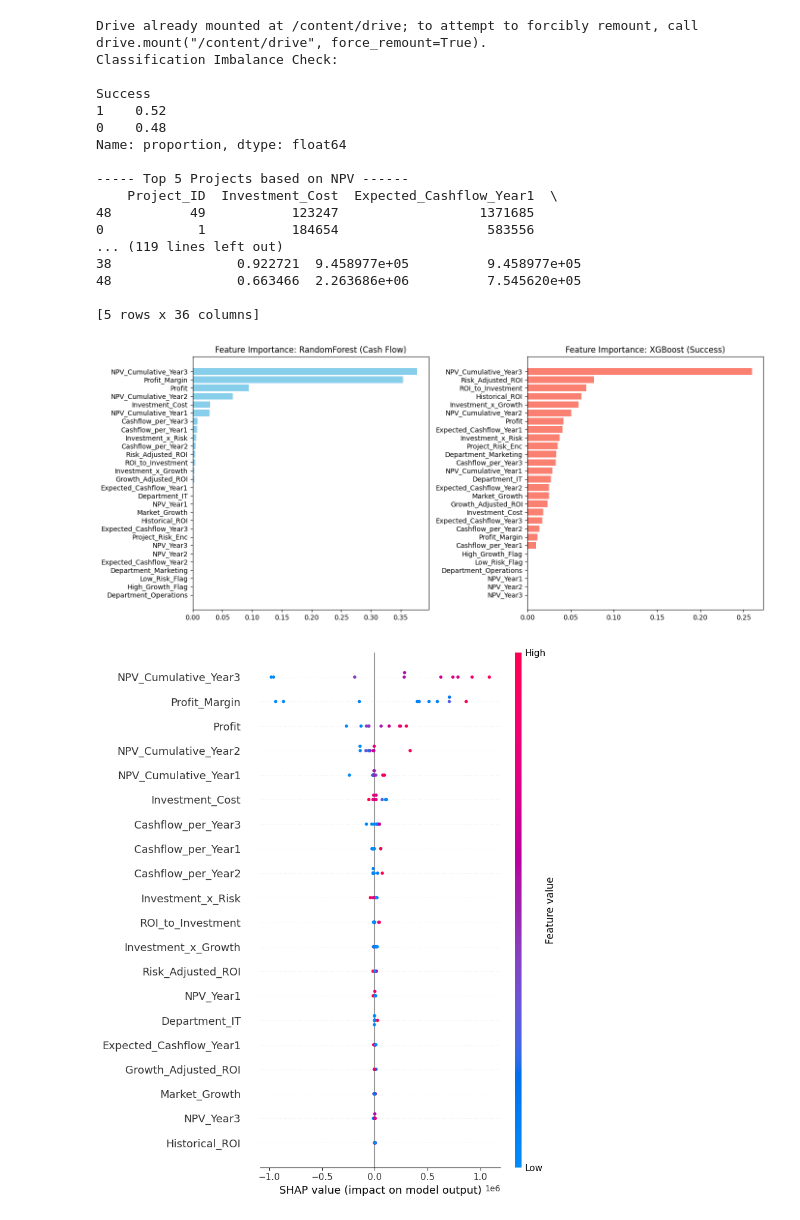
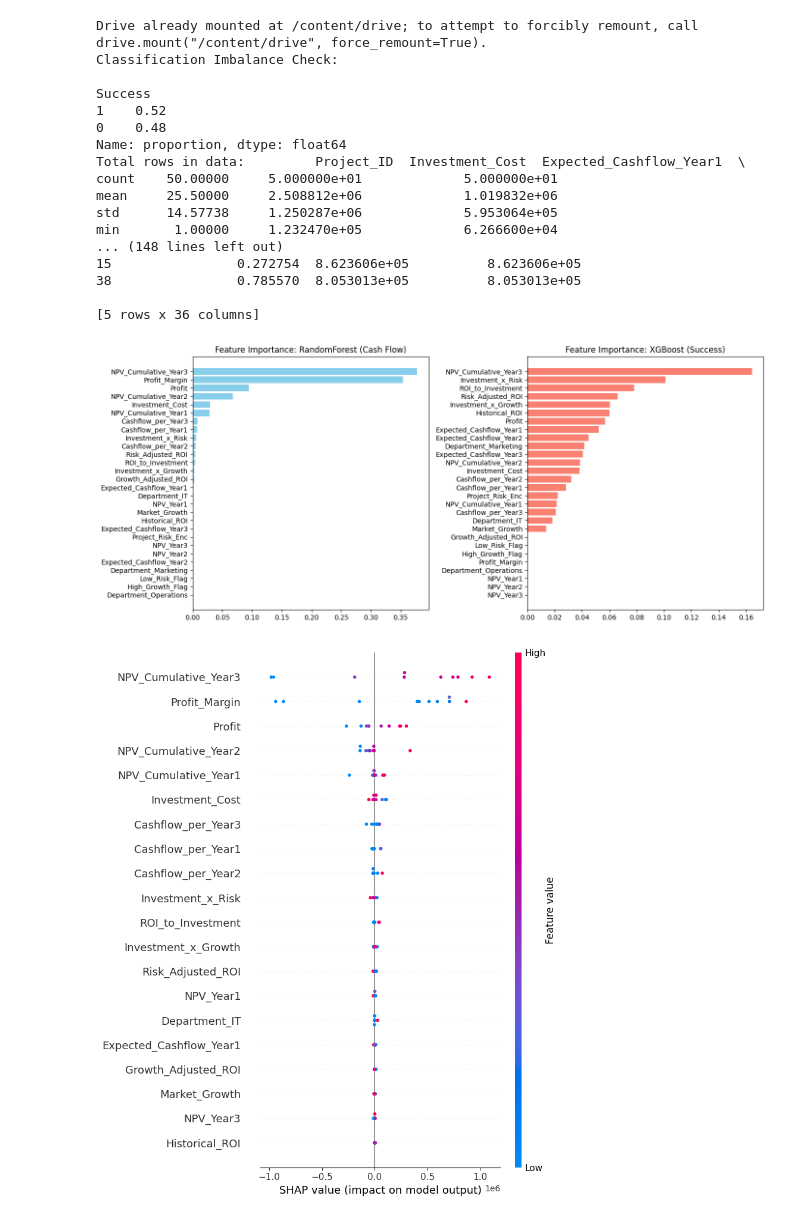
Before and after one commit to Susmita87/iitb-projects, a Jupyter notebook: problem-statement-1.ipynb, the cells around one changed output. Saved outputs shown, nothing was run; the diff lists cells and outputs as text; code cells hidden in the pictures.

```diff
--- a/problem-statement-1.ipynb
+++ b/problem-statement-1.ipynb
@@ -19,6 +19,7 @@ df = pd.read_csv('/content/drive/MyDrive/Colab Notebooks/ml-for-finance-project/
 df_mod = df.copy()
 print("Classification Imbalance Check: \n")
 print(df_mod['Success'].value_counts(normalize=True))
+print("Total rows in data: ", df_mod.describe())
 
 # col_dept = LabelEncoder()
 # df_mod['Department_Enc'] = col_dept.fit_transform(df_mod['Department'])
@@ -58,7 +59,7 @@ df_mod['Profit_Margin'] = df_mod['Profit'] / (df_mod['Investment_Cost'] + 1)
 df_mod['High_Growth_Flag'] = (df_mod['Market_Growth'] > df_mod['Market_Growth'].median()).astype(int)
 df_mod['Low_Risk_Flag'] = (df_mod['Project_Risk_Enc'] == 0).astype(int)
 
-print("\n----- Top 5 Projects based on NPV ------")
+print("\n----- Top 5 Projects based on NPV Total ------")
 print(df_mod.sort_values(by='NPV_Total', ascending=False).head())
 
 drop_features =  [
@@ -94,12 +95,12 @@ reg_rd_model.fit(X_train, y_reg_train)
 y_rd_reg_test_pred = reg_rd_model.predict(X_test)
 
 # 2. Regression: XGBoost
-reg_xgb_model = XGBRegressor(n_estimators=500, max_depth=6, learning_rate=0.05, random_state=42)
+reg_xgb_model = XGBRegressor(n_estimators=100, max_depth=10, learning_rate=0.05, random_state=42)
 reg_xgb_model.fit(X_train, y_reg_train)
 y_xgb_reg_test_pred = reg_xgb_model.predict(X_test)
 
 # 4. Classification: RandomForest
-clf_rf_model = RandomForestClassifier(n_estimators=300, max_depth=10, class_weight='balanced', random_state=42)
+clf_rf_model = RandomForestClassifier(n_estimators=100, max_depth=10, class_weight='balanced', random_state=42)
 clf_rf_model.fit(X_train, y_clf_train)
 y_rf_clf_test_pred = clf_rf_model.predict(X_test)
 y_rf_clf_test_prob = clf_rf_model.predict_proba(X_test)[:, 1]
@@ -111,7 +112,7 @@ y_lr_clf_test_pred = clf_lr_model.predict(X_test_scaled)
 y_lr_clf_test_prob = clf_lr_model.predict_proba(X_test_scaled)[:, 1]
 
 # 4. Classification: XGBClassifier
-clf_xgb_model = XGBClassifier(n_estimators=500, max_depth=5, learning_rate=0.05, random_state=42)
+clf_xgb_model = XGBClassifier(n_estimators=100, max_depth=10, learning_rate=0.05, random_state=42)
 clf_xgb_model.fit(X_train, y_clf_train)
 y_xgb_clf_test_prob = clf_xgb_model.predict_proba(X_test)[:,1]
 y_xgb_clf_test_pred = clf_xgb_model.predict(X_test)
@@ -176,40 +177,40 @@ ax[1].barh(range(len(indices_clf)), importances_clf[indices_clf], color='salmon'
 ax[1].set_yticks(range(len(indices_clf)))
 ax[1].set_yticklabels([X.columns[i] for i in indices_clf]) # Use X.columns here
 ax[1].set_title('Feature Importance: XGBoost (Success)')
 
 plt.tight_layout()
 plt.show()
 
 # --- SHAPLY PLOT ---
 X_train_shap = X_train.copy()
 X_test_shap = X_test.copy()
 X_train_shap = X_train_shap.astype(float)
 X_test_shap = X_test_shap.astype(float)
 
 explainer = shap.Explainer(reg_rd_model, X_train_shap)
 shap_values = explainer(X_test_shap, check_additivity=False)
 shap.summary_plot(shap_values)
 
 explainer = shap.Explainer(clf_xgb_model, X_train_shap)
 shap_values = explainer(X_test_shap, check_additivity=False)
 shap.summary_plot(shap_values)
 # %% [output]
 Drive already mounted at /content/drive; to attempt to forcibly remount, call drive.mount("/content/drive", force_remount=True).
 Classification Imbalance Check:
 
 Success
 1    0.52
 0    0.48
 Name: proportion, dtype: float64
-
------ Top 5 Projects based on NPV ------
-    Project_ID  Investment_Cost  Expected_Cashflow_Year1  \
-48          49           123247                  1371685
-0            1           184654                   583556
-... (119 lines left out)
-38                0.922721  9.458977e+05          9.458977e+05
-48                0.663466  2.263686e+06          7.545620e+05
+Total rows in data:         Project_ID  Investment_Cost  Expected_Cashflow_Year1  \
+count    50.00000     5.000000e+01             5.000000e+01
+mean     25.50000     2.508812e+06             1.019832e+06
+std      14.57738     1.250287e+06             5.953064e+05
+min       1.00000     1.232470e+05             6.266600e+04
+... (148 lines left out)
+15                0.272754  8.623606e+05          8.623606e+05
+38                0.785570  8.053013e+05          8.053013e+05
 
 [5 rows x 36 columns]
-[figure, old version]
+[figure, new version]
-[figure, old version]
+[figure, new version]
```
Also changed, not shown: parts of 1 cell of this notebook.
